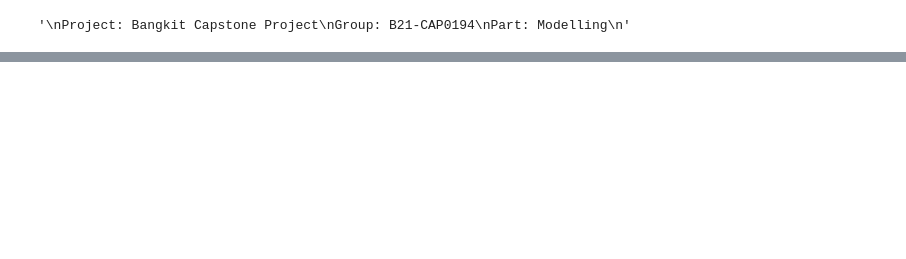
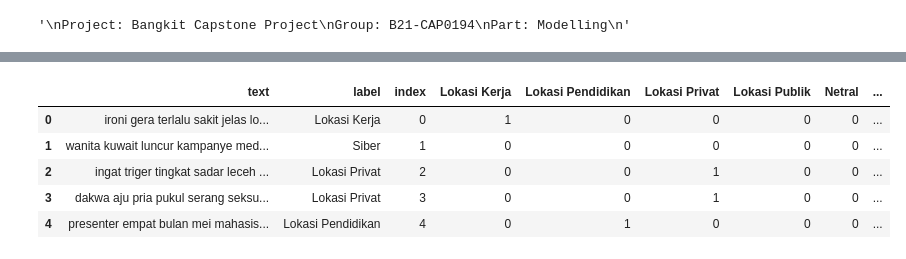
Before and after one commit to aulia-nrp/NLP-using-TensorFlow, a Jupyter notebook: Modelling_B21_CAP0194.ipynb, the cells around one changed output, grey strips where cells are left out. Cells and saved outputs as stored; diff of their text form; code cells hidden in the pictures; blank space fills up the shorter version.

```diff
--- a/Modelling_B21_CAP0194.ipynb
+++ b/Modelling_B21_CAP0194.ipynb
@@ -232,0 +172,7 @@ X_train, X_test, y_train, y_test = train_test_split(tweet, label, test_size=0.2,
+# %%
+#Import Stemmed Dataset
+url_post = 'https://drive.google.com/file/d/1M-JOISRaxP0aPgJo_EdjPKBdHLCaSlCb/view?usp=sharing'
+file_id_post = url_post.split('/')[-2]
+csv_url_post = 'https://drive.google.com/uc?id=' + file_id_post
+df_post = pd.read_csv(csv_url_post)
+df_post.head()
@@ -232,0 +211,13 @@ X_train, X_test, y_train, y_test = train_test_split(tweet, label, test_size=0.2,
+# %%
+labels = pd.get_dummies(df_post.label)
+# %%
+df_new_post = pd.concat([df_post, labels], axis=1)
+# %%
+df_new_post.head()
+# %% [output]
+|  | text | label | index | Lokasi Kerja | Lokasi Pendidikan | Lokasi Privat | Lokasi Publik | Netral | ... |
+| 0 | ironi gera terlalu sakit jelas lo... | Lokasi Kerja | 0 | 1 | 0 | 0 | 0 | 0 | ... |
+| 1 | wanita kuwait luncur kampanye med... | Siber | 1 | 0 | 0 | 0 | 0 | 0 | ... |
+| 2 | ingat triger tingkat sadar leceh ... | Lokasi Privat | 2 | 0 | 0 | 1 | 0 | 0 | ... |
+| 3 | dakwa aju pria pukul serang seksu... | Lokasi Privat | 3 | 0 | 0 | 1 | 0 | 0 | ... |
+| 4 | presenter empat bulan mei mahasis... | Lokasi Pendidikan | 4 | 0 | 1 | 0 | 0 | 0 | ... |
```
Also changed, not shown: parts of 103 cells of this notebook.
